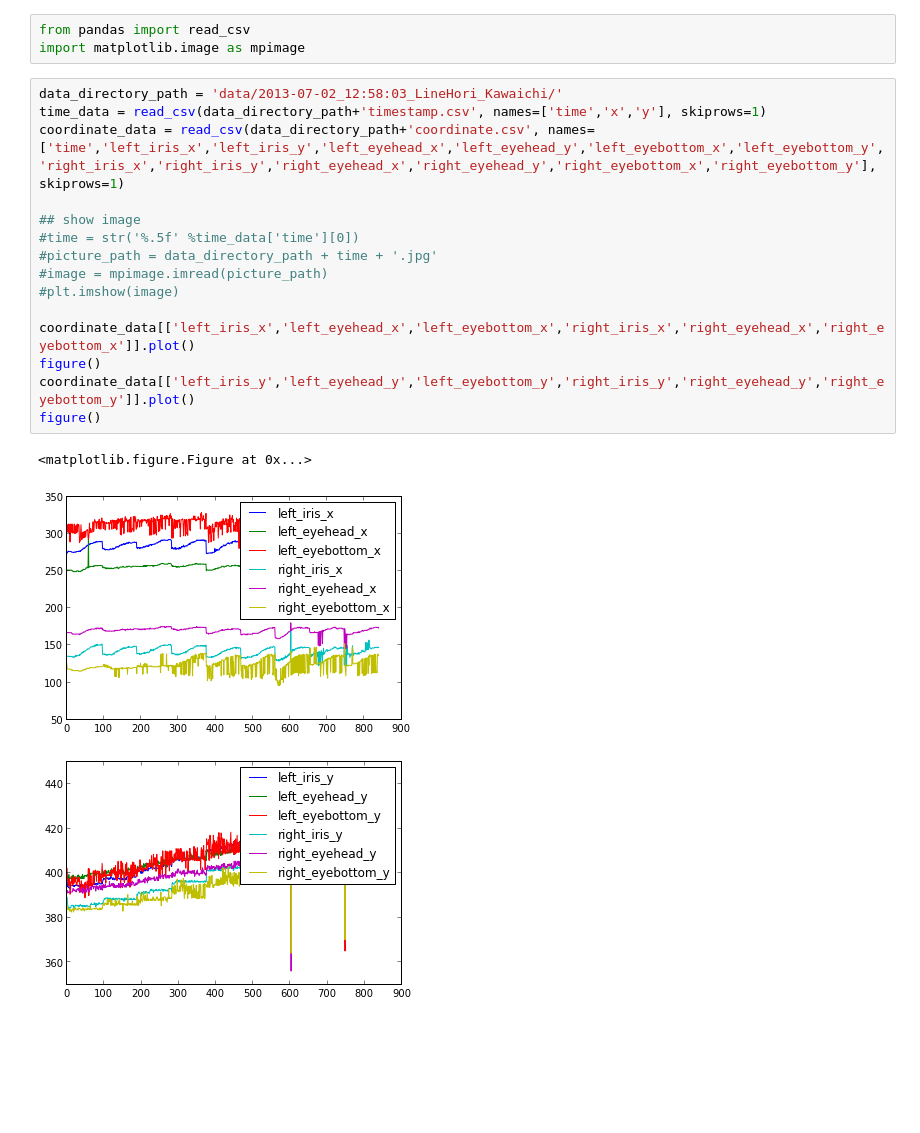
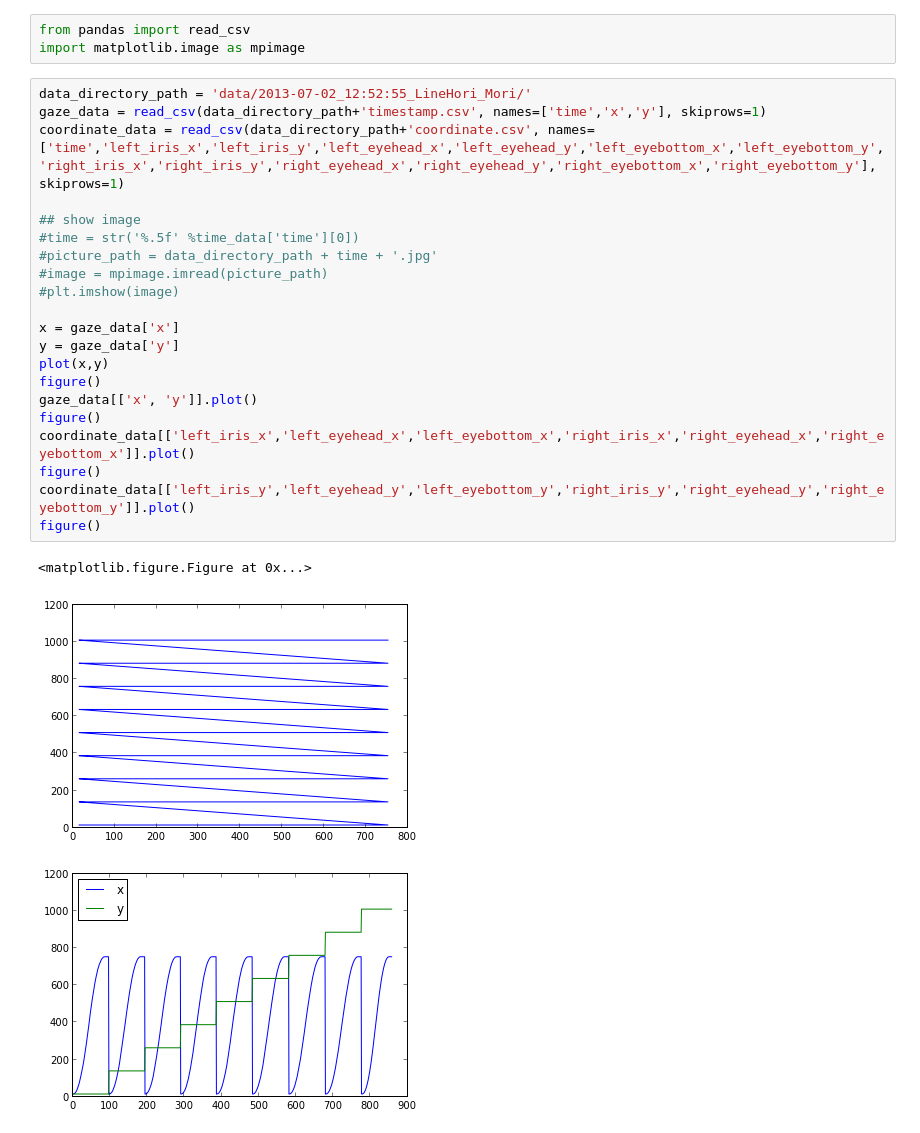
Before and after one commit to Mrk1869/EyeTracker_Regression, a Jupyter notebook: script.ipynb, the cells around one changed output. Drawn from its saved outputs; the diff is of its cells as text; blank space fills up the shorter version.

```diff
--- a/script.ipynb
+++ b/script.ipynb
@@ -2,21 +2,27 @@
 from pandas import read_csv
 import matplotlib.image as mpimage
 # %%
-data_directory_path = 'data/2013-07-02_12:58:03_LineHori_Kawaichi/'
-time_data = read_csv(data_directory_path+'timestamp.csv', names=['time','x','y'], skiprows=1)
+data_directory_path = 'data/2013-07-02_12:52:55_LineHori_Mori/'
+gaze_data = read_csv(data_directory_path+'timestamp.csv', names=['time','x','y'], skiprows=1)
 coordinate_data = read_csv(data_directory_path+'coordinate.csv', names=['time','left_iris_x','left_iris_y','left_eyehead_x','left_eyehead_y','left_eyebottom_x','left_eyebottom_y','right_iris_x','right_iris_y','right_eyehead_x','right_eyehead_y','right_eyebottom_x','right_eyebottom_y'], skiprows=1)
 
 ## show image
 #time = str('%.5f' %time_data['time'][0])
 #picture_path = data_directory_path + time + '.jpg'
 #image = mpimage.imread(picture_path)
 #plt.imshow(image)
 
+x = gaze_data['x']
+y = gaze_data['y']
+plot(x,y)
+figure()
+gaze_data[['x', 'y']].plot()
+figure()
 coordinate_data[['left_iris_x','left_eyehead_x','left_eyebottom_x','right_iris_x','right_eyehead_x','right_eyebottom_x']].plot()
 figure()
 coordinate_data[['left_iris_y','left_eyehead_y','left_eyebottom_y','right_iris_y','right_eyehead_y','right_eyebottom_y']].plot()
 figure()
 # %% [output]
 <matplotlib.figure.Figure at 0x...>
-[figure, old version]
+[figure, new version]
-[figure, old version]
+[figure, new version]
```
Also changed, not shown: parts of 6 cells of this notebook.
